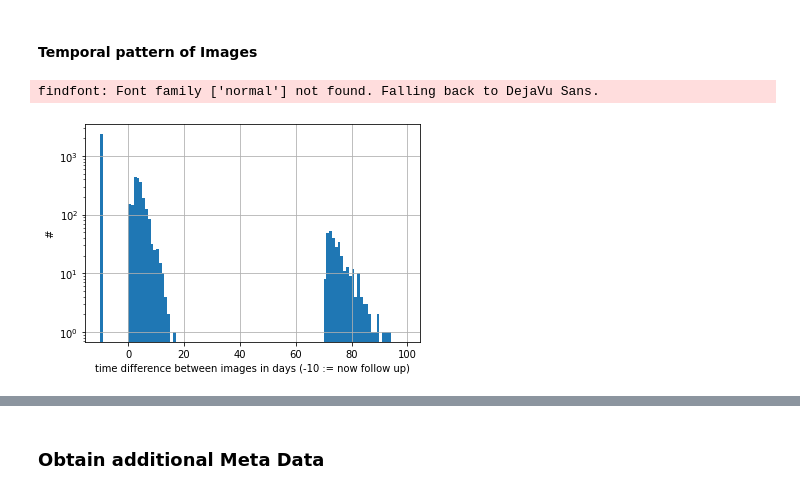
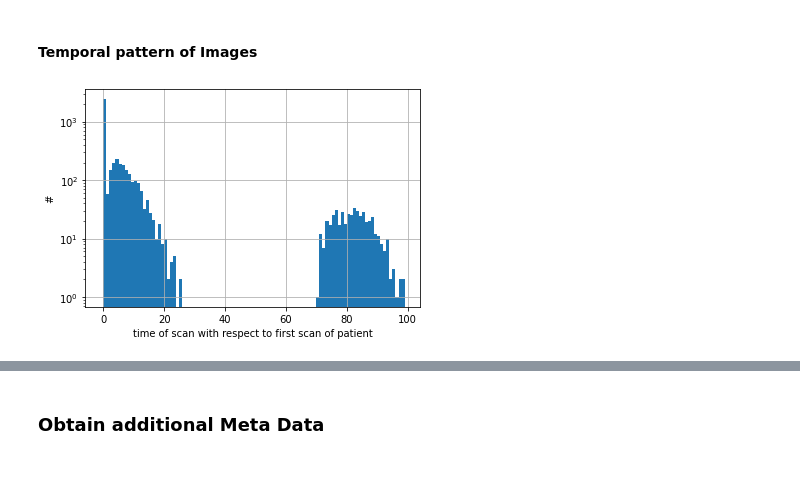
Before and after one commit to LuxImagingAI/ChestImageAI, a Jupyter notebook: eda/brixia_dataset.ipynb, the cells around one changed output, grey strips where cells are left out. Drawn from its saved outputs; the diff is of its cells as text; code cells hidden in the pictures.

```diff
--- a/eda/brixia_dataset.ipynb
+++ b/eda/brixia_dataset.ipynb
@@ -54,17 +54,16 @@ sns.displot(data=meta, x="Rows", y="Columns", bins=40, hue='Modality')
 #### Temporal pattern of Images
 # %%
 meta = meta.sort_values(by=['Subject', 'StudyDate'])
-d = meta.groupby('Subject').StudyDate.diff()
+d = meta.groupby('Subject').StudyDate.transform(lambda x: x-x.iloc[0])
 
-d.fillna(-10).hist(bins=np.arange(-10, 100), log=True)
-plt.xlabel('time difference between images in days (-10 := now follow up)')
+d.hist(bins=np.arange(-1, 100), log=True)
+plt.xlabel('time of scan with respect to first scan of patient')
 plt.ylabel('#')
 
-after_60 = (d>60).sum()
-first_20 = ((d>0) & (d<20)).sum()
+after_60 = meta[(d>60)].Subject.nunique()
+first_20 = meta[((d>0) & (d<40))].Subject.nunique()
 # %% [output]
-findfont: Font family ['normal'] not found. Falling back to DejaVu Sans.
-[figure, old version]
+[figure, new version]
 # %%
 print(f'That is {first_20} patients had a follow-up within the first 20 days and about {after_60} one after 70 days')
 # %% [output]
```
Also changed, not shown: parts of 4 cells of this notebook.
